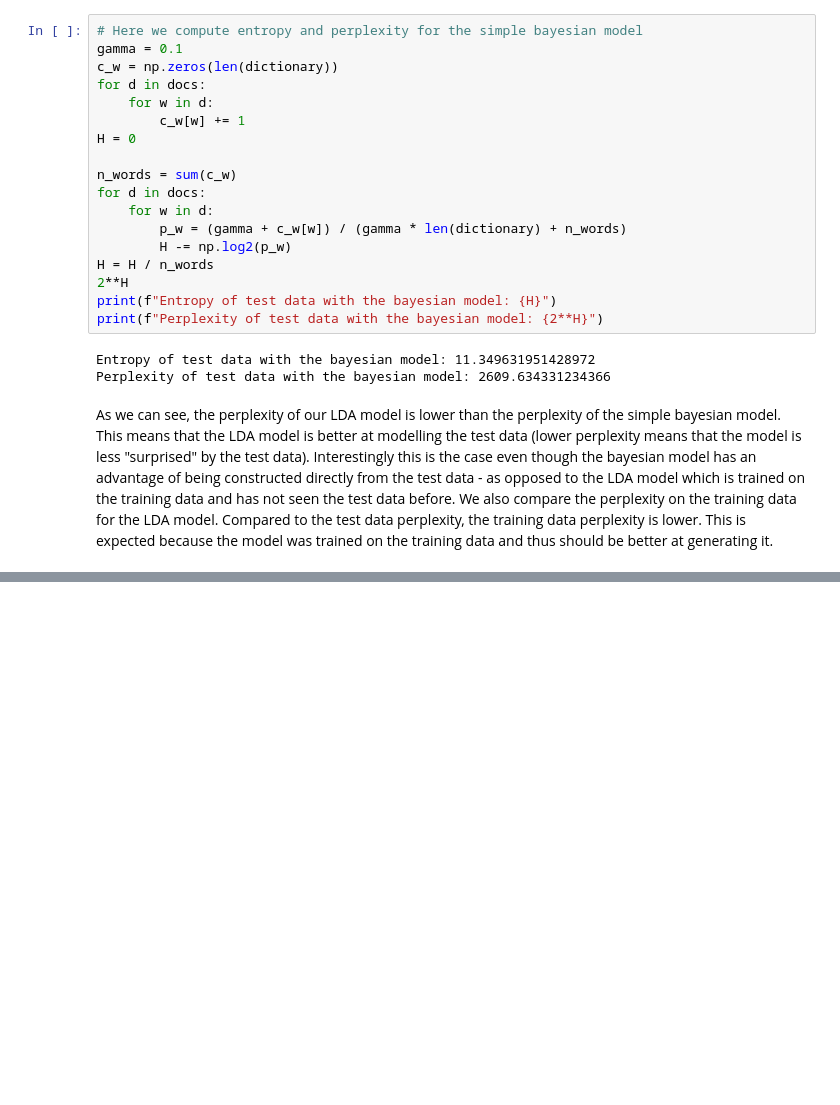
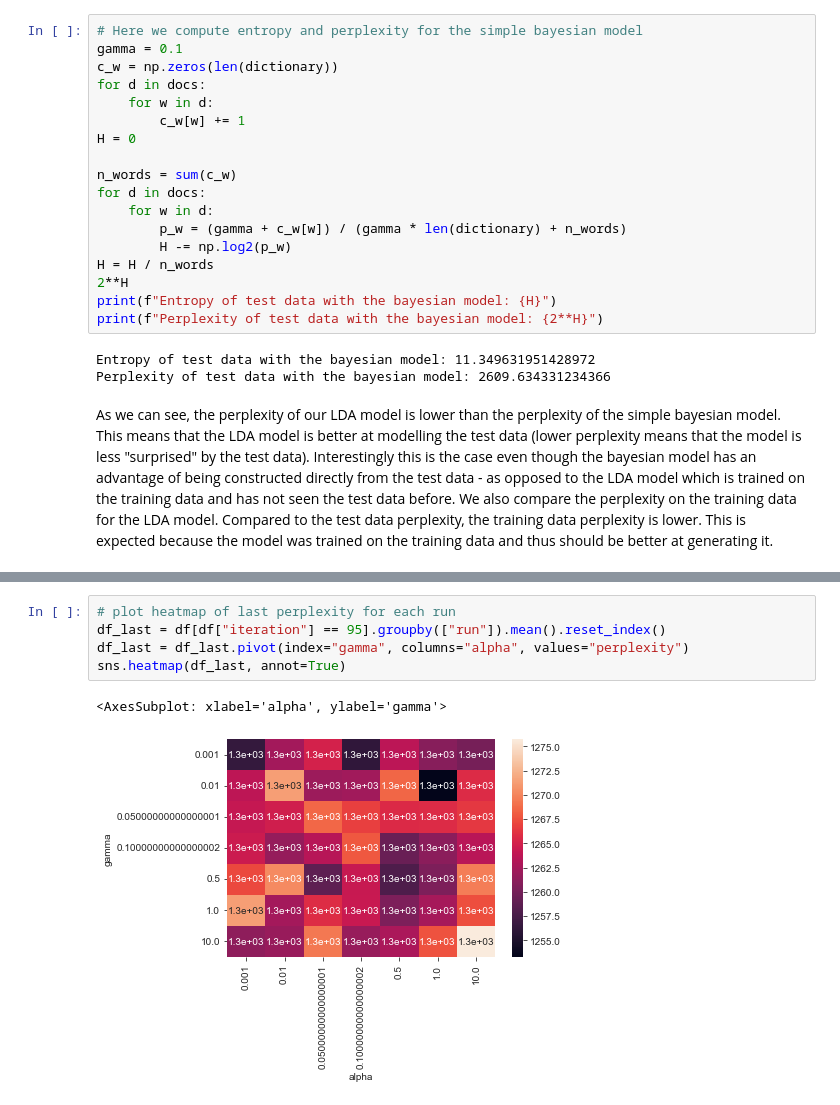
Before and after one commit to kukas/lda_topic_modeling, a Jupyter notebook: latent_dirichlet_allocation.ipynb, the cells around one changed output, grey strips where cells are left out. Cells and saved outputs as stored; diff of their text form; blank space fills up the shorter version.

```diff
--- a/latent_dirichlet_allocation.ipynb
+++ b/latent_dirichlet_allocation.ipynb
@@ -410,0 +384,8 @@ for alpha in [0.01, 0.1, 1, 10]:
+# %%
+# plot heatmap of last perplexity for each run
+df_last = df[df["iteration"] == 95].groupby(["run"]).mean().reset_index()
+df_last = df_last.pivot(index="gamma", columns="alpha", values="perplexity")
+sns.heatmap(df_last, annot=True)
+# %% [output]
+<AxesSubplot: xlabel='alpha', ylabel='gamma'>
+[figure, added]
```
Also changed, not shown: parts of 12 cells of this notebook, 1 other file.
